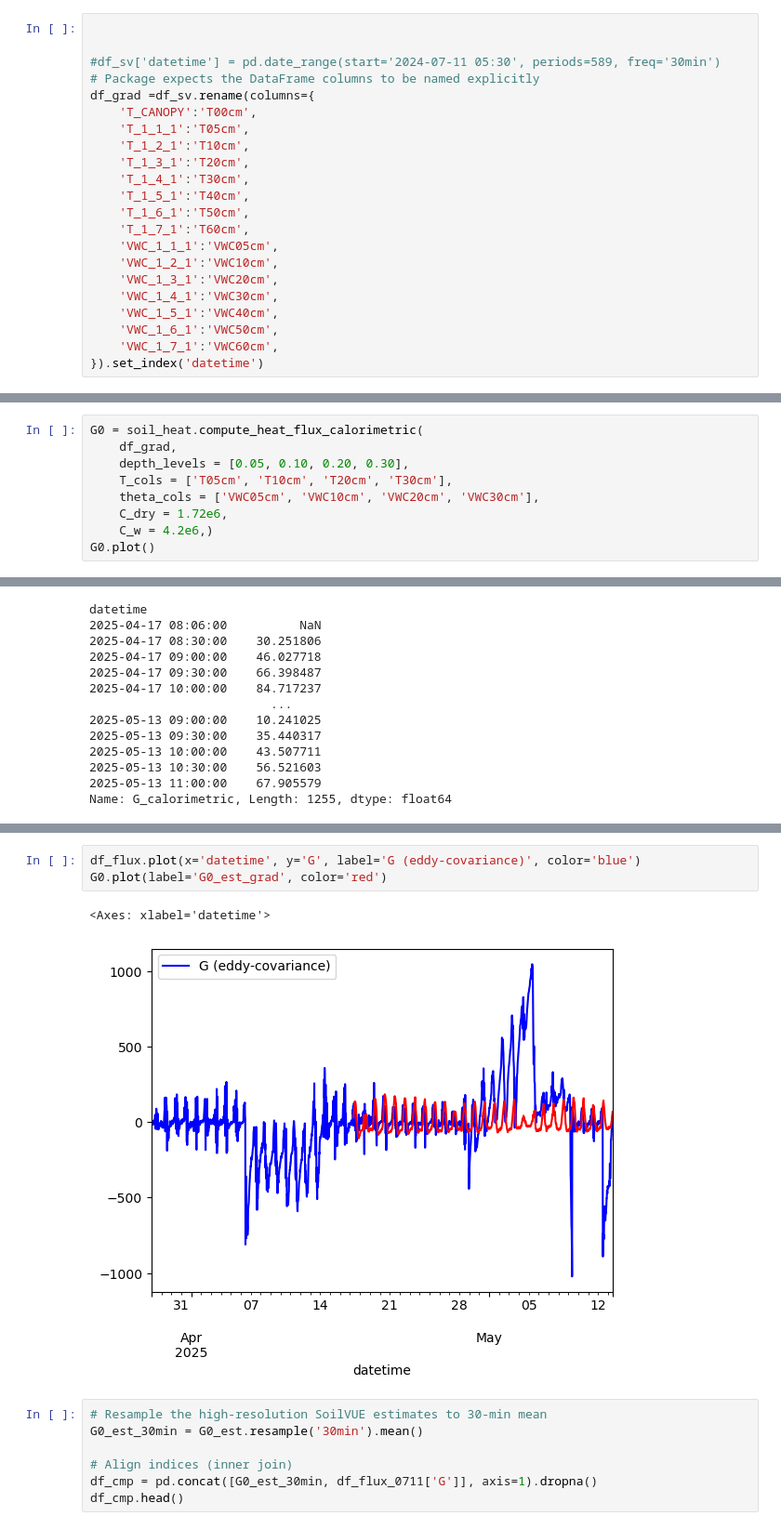
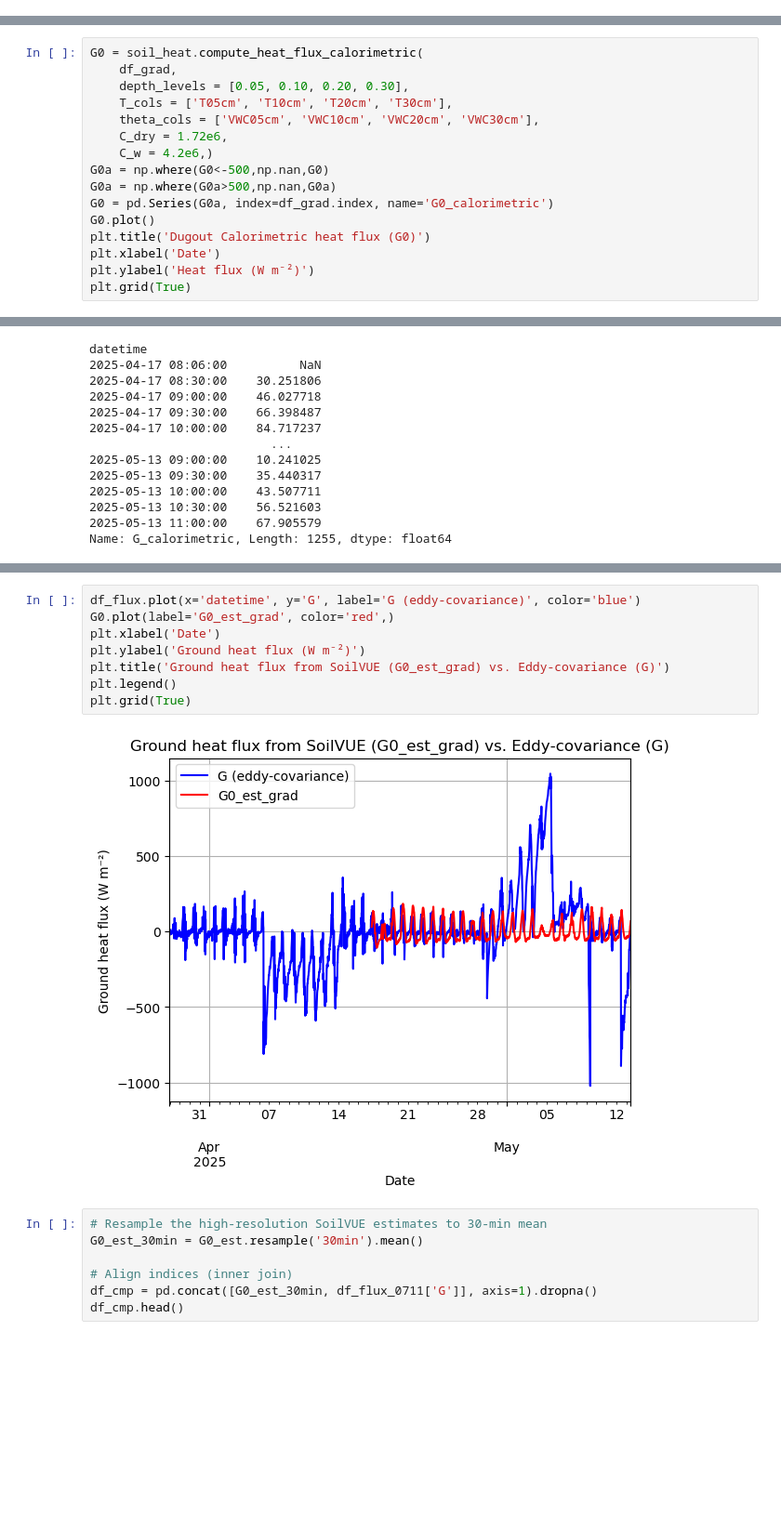
Before and after one commit to inkenbrandt/soil_heat, a Jupyter notebook: docs/notebooks/soil_heat_flux_comparison.ipynb, the cells around one changed output, grey strips where cells are left out. Shown at 93% size. Cells and saved outputs as stored; diff of their text form; blank space fills up the shorter version.

```diff
--- a/docs/notebooks/soil_heat_flux_comparison.ipynb
+++ b/docs/notebooks/soil_heat_flux_comparison.ipynb
@@ -85,22 +94,0 @@ df_sv = df_sv.astype({'T_1_1_1': float,
-# %%
-
-
-#df_sv['datetime'] = pd.date_range(start='2024-07-11 05:30', periods=589, freq='30min')
-# Package expects the DataFrame columns to be named explicitly
-df_grad =df_sv.rename(columns={
-    'T_CANOPY':'T00cm',
-    'T_1_1_1':'T05cm',
-    'T_1_2_1':'T10cm',
-    'T_1_3_1':'T20cm',
-    'T_1_4_1':'T30cm',
-    'T_1_5_1':'T40cm',
-    'T_1_6_1':'T50cm',
-    'T_1_7_1':'T60cm',
-    'VWC_1_1_1':'VWC05cm',
-    'VWC_1_2_1':'VWC10cm',
-    'VWC_1_3_1':'VWC20cm',
-    'VWC_1_4_1':'VWC30cm',
-    'VWC_1_5_1':'VWC40cm',
-    'VWC_1_6_1':'VWC50cm',
-    'VWC_1_7_1':'VWC60cm',
-}).set_index('datetime')
@@ -248,5 +250,12 @@ G0 = soil_heat.compute_heat_flux_calorimetric(
     theta_cols = ['VWC05cm', 'VWC10cm', 'VWC20cm', 'VWC30cm'],
     C_dry = 1.72e6,
     C_w = 4.2e6,)
+G0a = np.where(G0<-500,np.nan,G0)
+G0a = np.where(G0a>500,np.nan,G0a)
+G0 = pd.Series(G0a, index=df_grad.index, name='G0_calorimetric')
 G0.plot()
+plt.title('Dugout Calorimetric heat flux (G0)')
+plt.xlabel('Date')
+plt.ylabel('Heat flux (W m⁻²)')
+plt.grid(True)
 # %% [output]
@@ -352,10 +563,14 @@ Notes:
 [1] Standard Errors assume that the covariance matrix of the errors is correctly specified.
 # %%
 df_flux.plot(x='datetime', y='G', label='G (eddy‑covariance)', color='blue')
-G0.plot(label='G0_est_grad', color='red')
+G0.plot(label='G0_est_grad', color='red',)
+plt.xlabel('Date')
+plt.ylabel('Ground heat flux (W m⁻²)')
+plt.title('Ground heat flux from SoilVUE (G0_est_grad) vs. Eddy‑covariance (G)')
+plt.legend()
+plt.grid(True)
 # %% [output]
-<Axes: xlabel='datetime'>
-[figure, old version]
+[figure, new version]
 # %%
 # Resample the high‑resolution SoilVUE estimates to 30‑min mean
 G0_est_30min = G0_est.resample('30min').mean()
```
Also changed, not shown: parts of 23 cells of this notebook, 3 other files.
